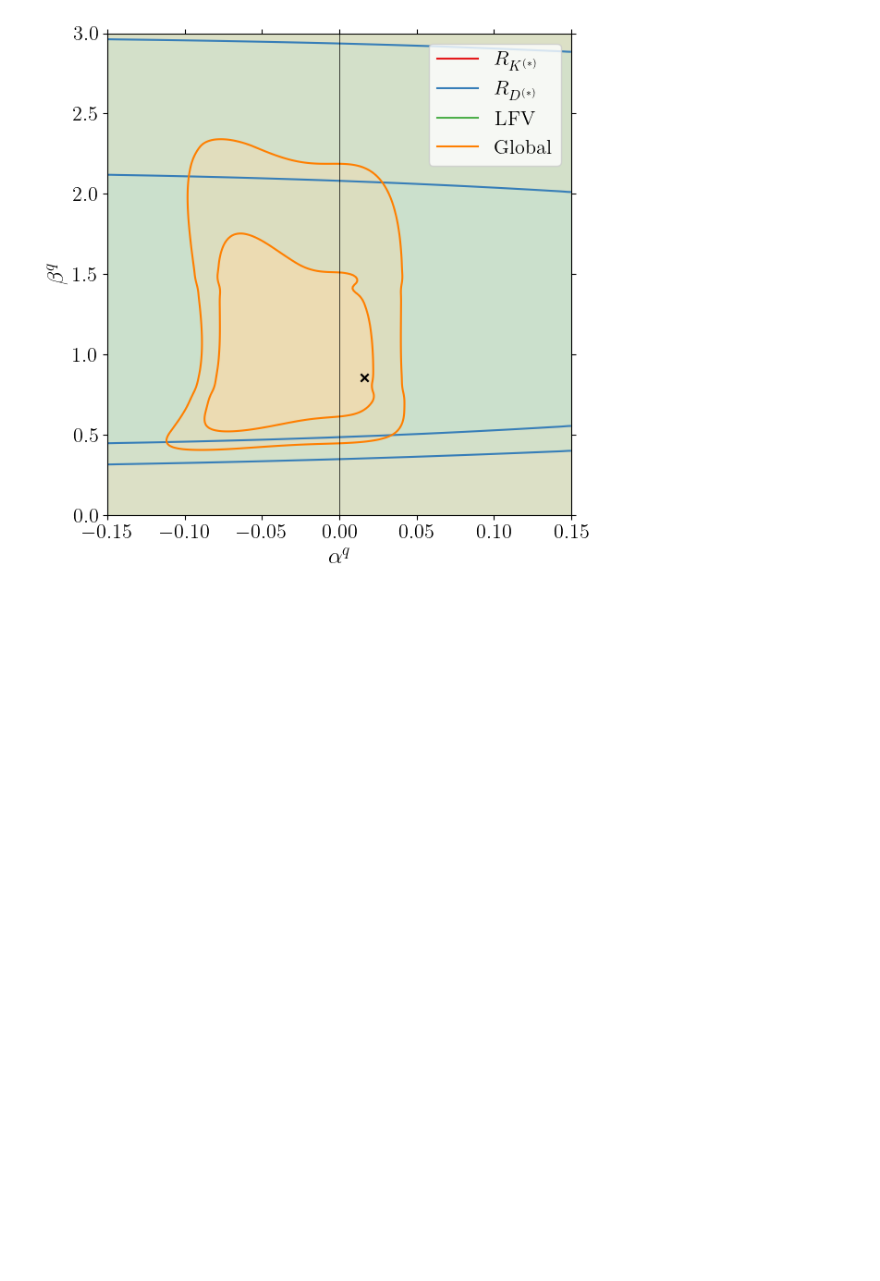
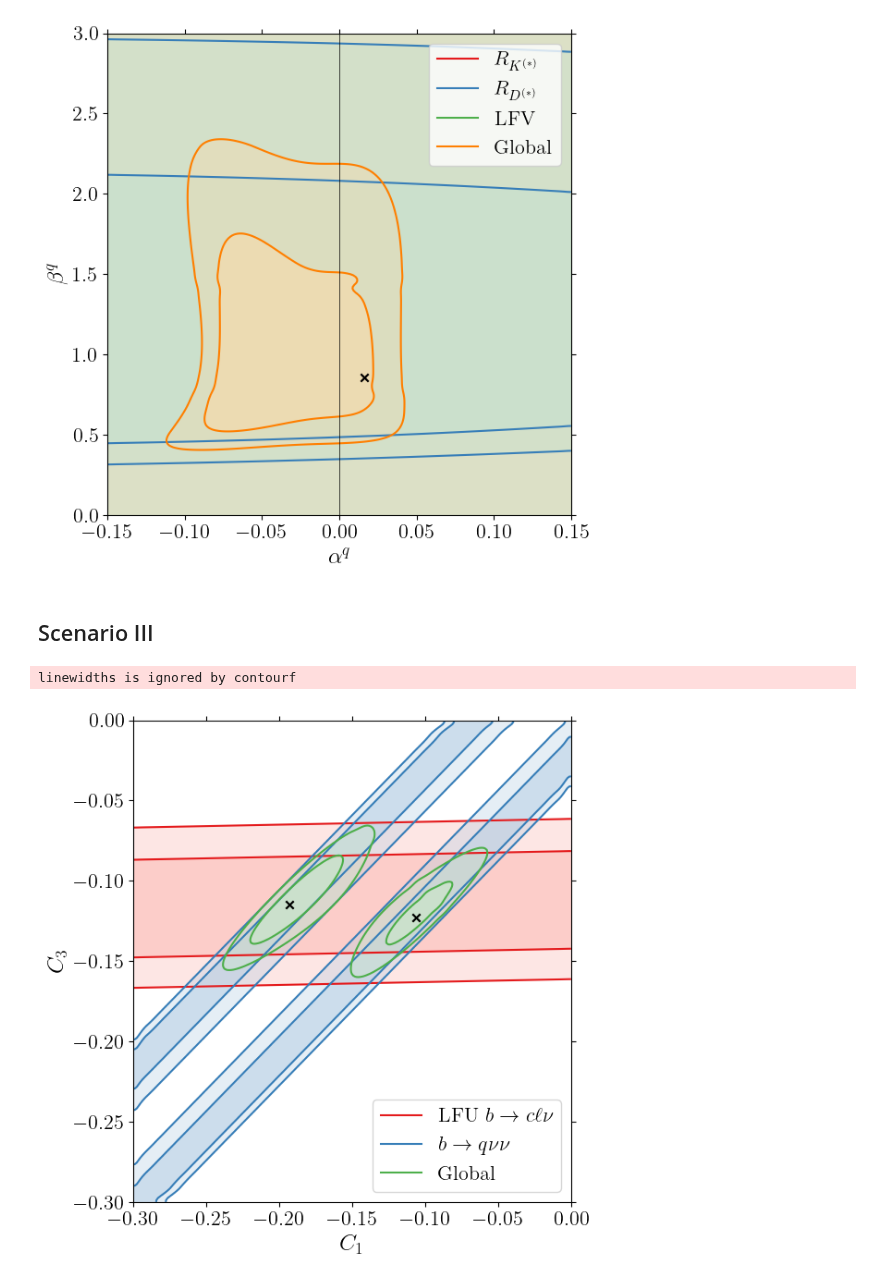
Before and after one commit to Jorge-Alda/SMEFT19-notebooks, a Jupyter notebook: PaperML/02_plotfits.ipynb, the cells around one changed output. Cells and saved outputs as stored; diff of their text form; code cells hidden in the pictures; blank space fills up the shorter version.

```diff
--- a/PaperML/02_plotfits.ipynb
+++ b/PaperML/02_plotfits.ipynb
@@ -222,3 +222,36 @@ likelihood_plot2(read_meshgrid('aq', 'bq'),
 # %% [output]
 linewidths is ignored by contourf
 [figure]
+# %% [markdown]
+## Scenario III
+# %%
+dim_min = [-0.3, -0.3, 0]
+dim_max = [0, 0.0, 3.0]
+coefs = ['C1', 'C3', 'bq']
+# %%
+d_ell = SMEFT19.ellipse.load('../data/ellipses/rotBIII.yaml')
+bf3 = d_ell['bf']
+
+d_ell_2 = SMEFT19.ellipse.load('../data/ellipses/rotBIII_2.yaml')
+bf3_2 = d_ell_2['bf']
+# %%
+def read_meshgrid(par_x, par_y):
+    index_x = coefs.index(par_x)
+    index_y = coefs.index(par_y)
+    xcoords = np.linspace(dim_min[index_x], dim_max[index_x], 50)
+    ycoords = np.linspace(dim_min[index_y], dim_max[index_y], 50)
+    d = {}
+    #d[r'$R_{K^{(*)}}$'] = pd.read_csv(f"../data/likelihood/likelihood_rotBIII_{par_x}{par_y}_RK.dat", sep = '\t', header=None).values.T
+    d[r'LFU $b\to c \ell \nu$'] = pd.read_csv(f"../data/likelihood/likelihood_rotBIII_{par_x}{par_y}_RD.dat", sep = '\t', header=None).values.T
+    #d['LFV'] = pd.read_csv(f"../data/likelihood/likelihood_rotBII_{par_x}{par_y}_LFV.dat", sep = '\t', header=None).values.T
+    d[r'$b\to q \nu \nu$'] = pd.read_csv(f"../data/likelihood/likelihood_rotBIII_{par_x}{par_y}_bqnunu.dat", sep = '\t', header=None).values.T
+    d['Global'] = pd.read_csv(f"../data/likelihood/likelihood_rotBIII_{par_x}{par_y}.dat", sep = '\t', header=None).values.T
+    return (xcoords, ycoords, d)
+# %%
+likelihood_plot2(read_meshgrid('C1', 'C3'),
+                -0.3, 0.0, -0.3, 0.0, [r'$C_1$', r'$C_3$'], locleg='lower right',
+                colors=[0,1,2], bf=([bf3[0], bf3[1]], [bf3_2[0], bf3_2[1]]),
+                widths=[1.5,]*5, ticks=(0.05, 0.05),  fout='../data/plots/scIII_C1C3')
+# %% [output]
+linewidths is ignored by contourf
+[figure, added]
```
Also changed, not shown: parts of 2 cells of this notebook, 24 other files.
